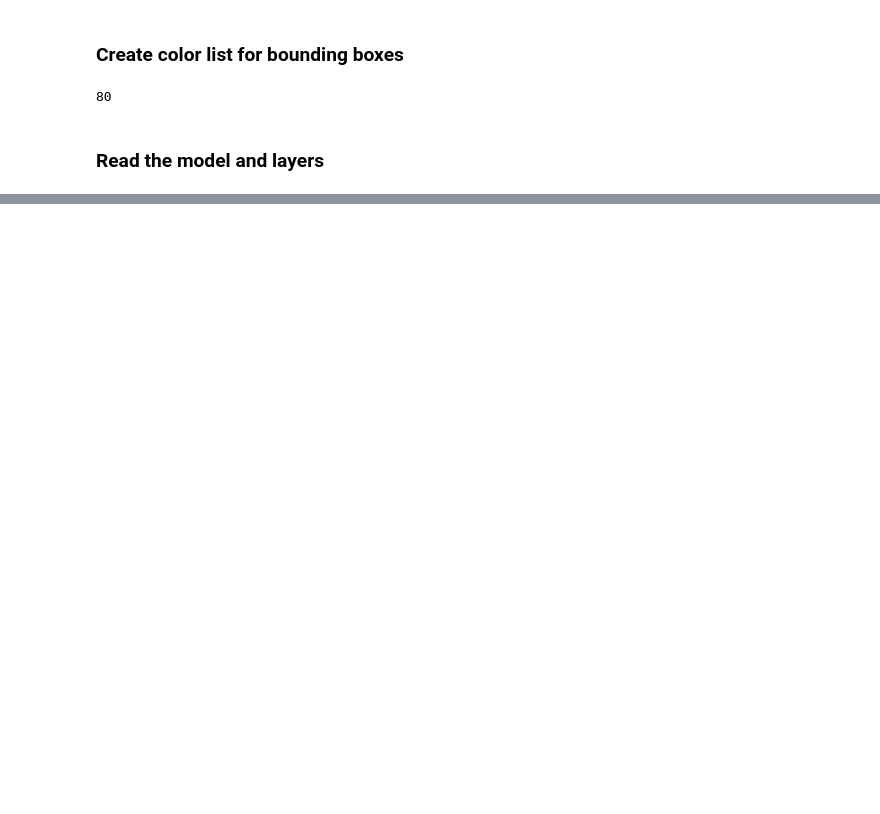
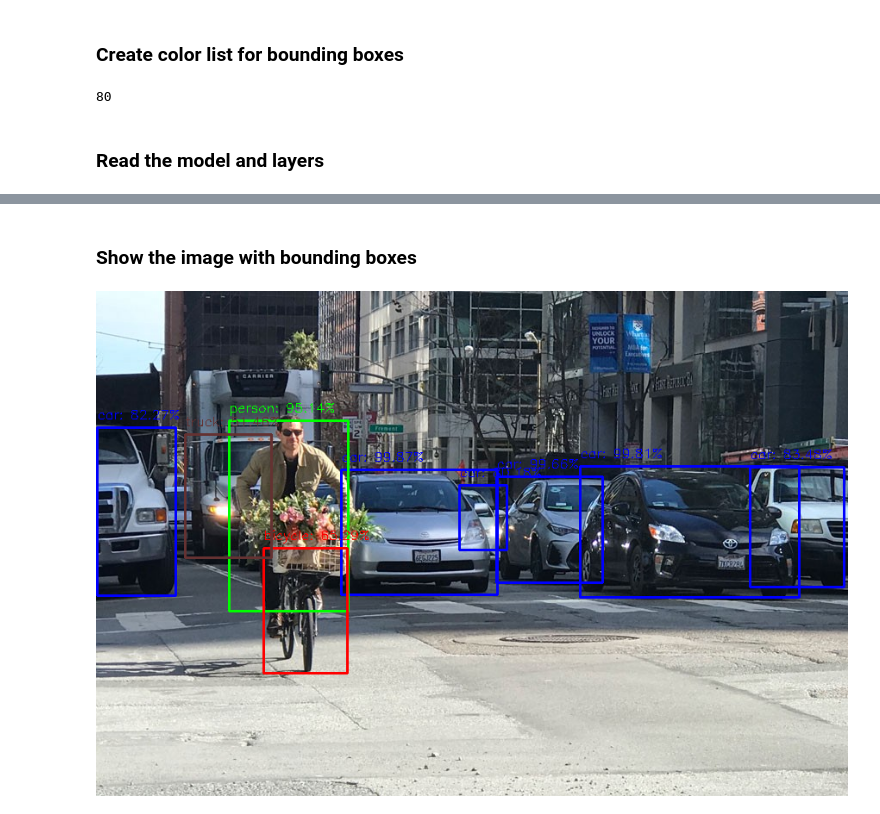
Before and after one commit to WeNN-Artificial-Intelligence/notebooks, a Jupyter notebook: YOLO/Starting_with_YOLO.ipynb, the cells around one changed output, grey strips where cells are left out. Cells and saved outputs as stored; diff of their text form; code cells hidden in the pictures; blank space fills up the shorter version.

Commit message:
add bounding box steps and object detection from an image

```diff
--- a/YOLO/Starting_with_YOLO.ipynb
+++ b/YOLO/Starting_with_YOLO.ipynb
@@ -72,0 +101,5 @@ detection_layers
+# %%
+img = cv2.imread("street.jpeg")
+img_blob = cv2.dnn.blobFromImage(img, 1/255, (416,416), swapRB=True,crop=False)
+model.setInput(img_blob)
+detection_layers = model.forward(output_layers)
@@ -72,0 +167,2 @@ detection_layers
+# %% [markdown]
+### Show the image with bounding boxes
@@ -72,0 +173,8 @@ detection_layers
+# %%
+from PIL import Image
+import cv2
+from IPython.display import display
+img = cv2.cvtColor(img, cv2.COLOR_BGR2RGB) # Converting BGR to RGB
+display(Image.fromarray(img))
+# %% [output]
+[figure, added]
```
Also changed, not shown: parts of 11 cells of this notebook, 1 other file.
